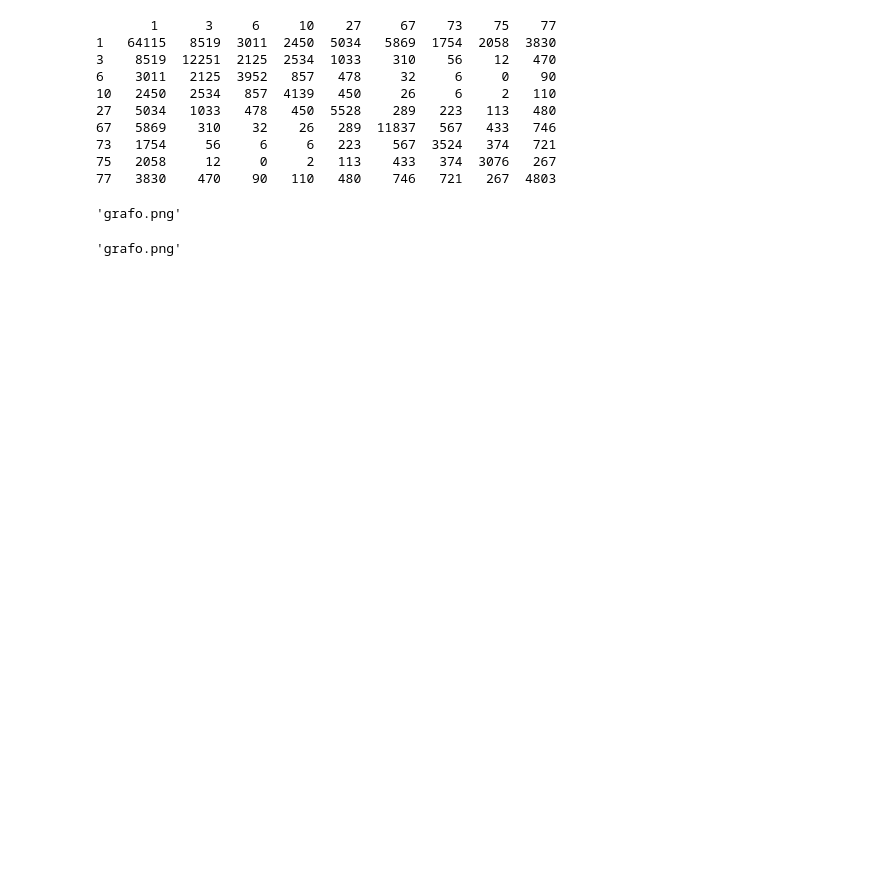
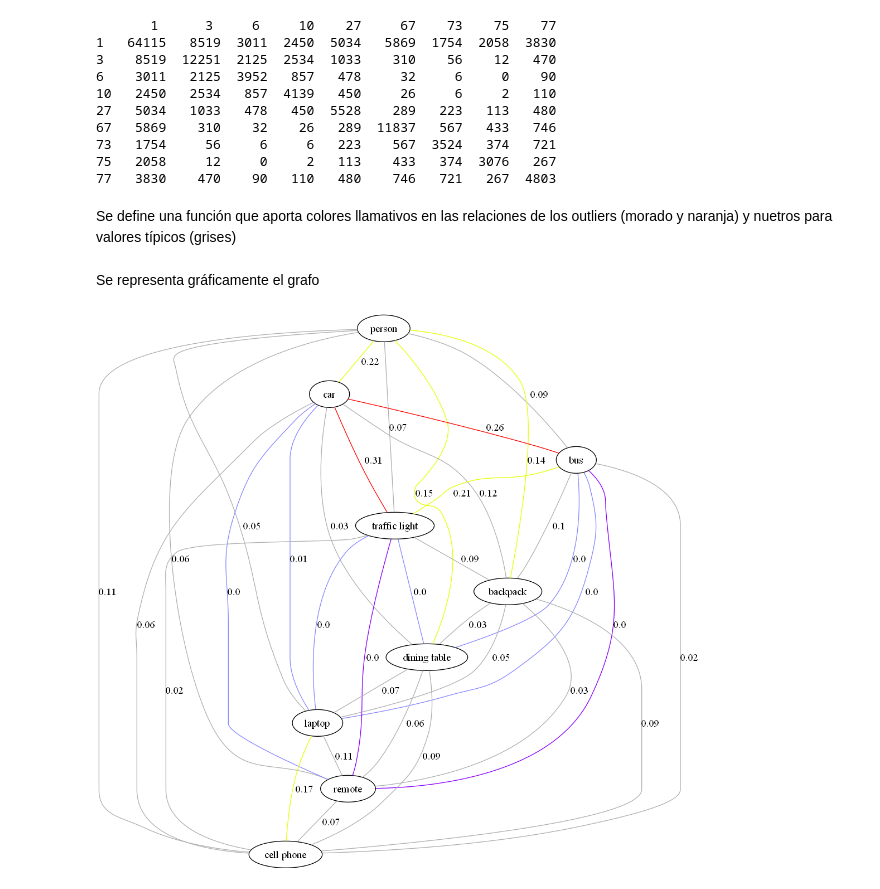
Before and after one commit to rucasca/TFM, a Jupyter notebook: src/exploratory_data_analysis.ipynb, the cells around one changed output. Cells and saved outputs as stored; diff of their text form; code cells hidden in the pictures; blank space fills up the shorter version.

```diff
--- a/src/exploratory_data_analysis.ipynb
+++ b/src/exploratory_data_analysis.ipynb
@@ -495,0 +350,2 @@ def get_color(valor):
+# %% [markdown]
+Se define una función que aporta colores llamativos en las relaciones de los outliers (morado y naranja) y nuetros para valores típicos (grises)
@@ -506,4 +396,8 @@ for n1, n2, val in zip(origin, end, results):
+# %% [markdown]
+Se representa gráficamente el grafo
 # %%
 dot.render('grafo',view=True)
+
+display(Image(filename='grafo.png'))
 # %% [output]
-'grafo.png'
+[figure, added]
@@ -554,4 +403,0 @@ for n1, n2, val in zip(origin, end, results):
-# %%
-dot.render('grafo',view=True)
-# %% [output]
-'grafo.png'
```
Also changed, not shown: parts of 42 cells of this notebook, 4 other files.
